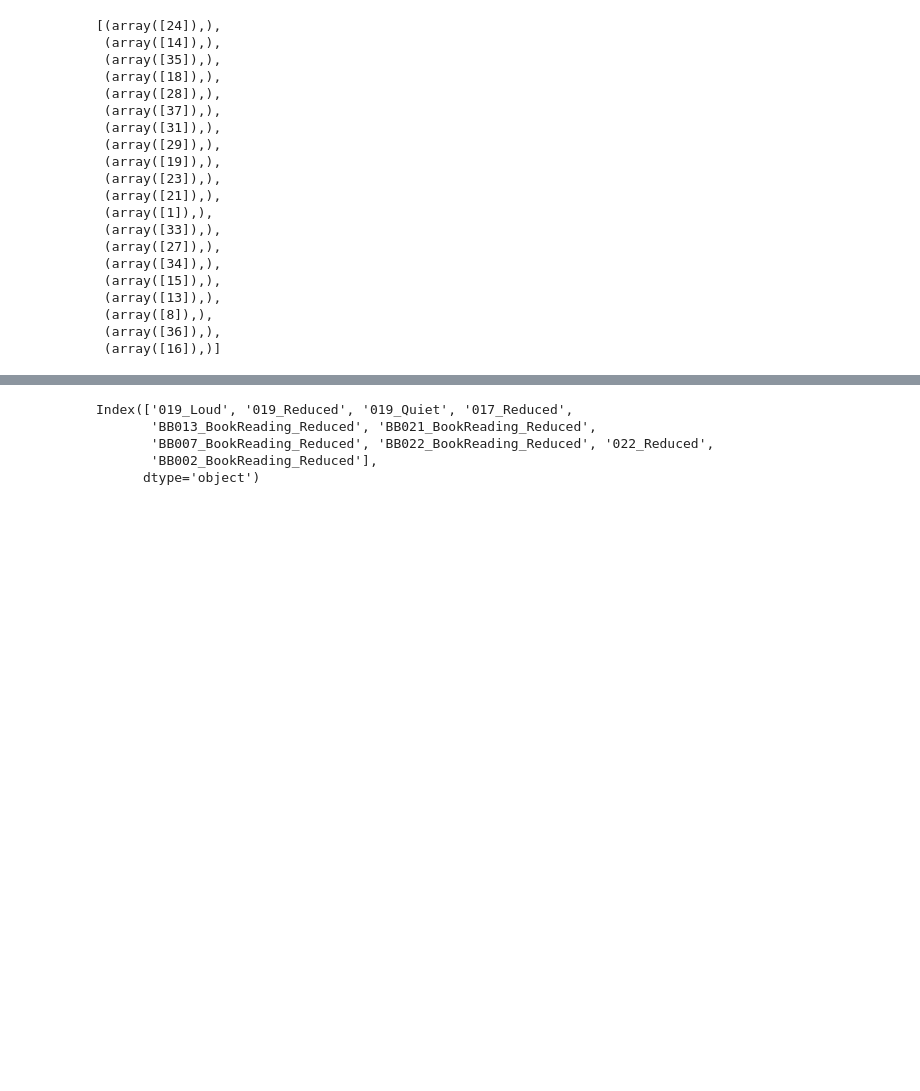
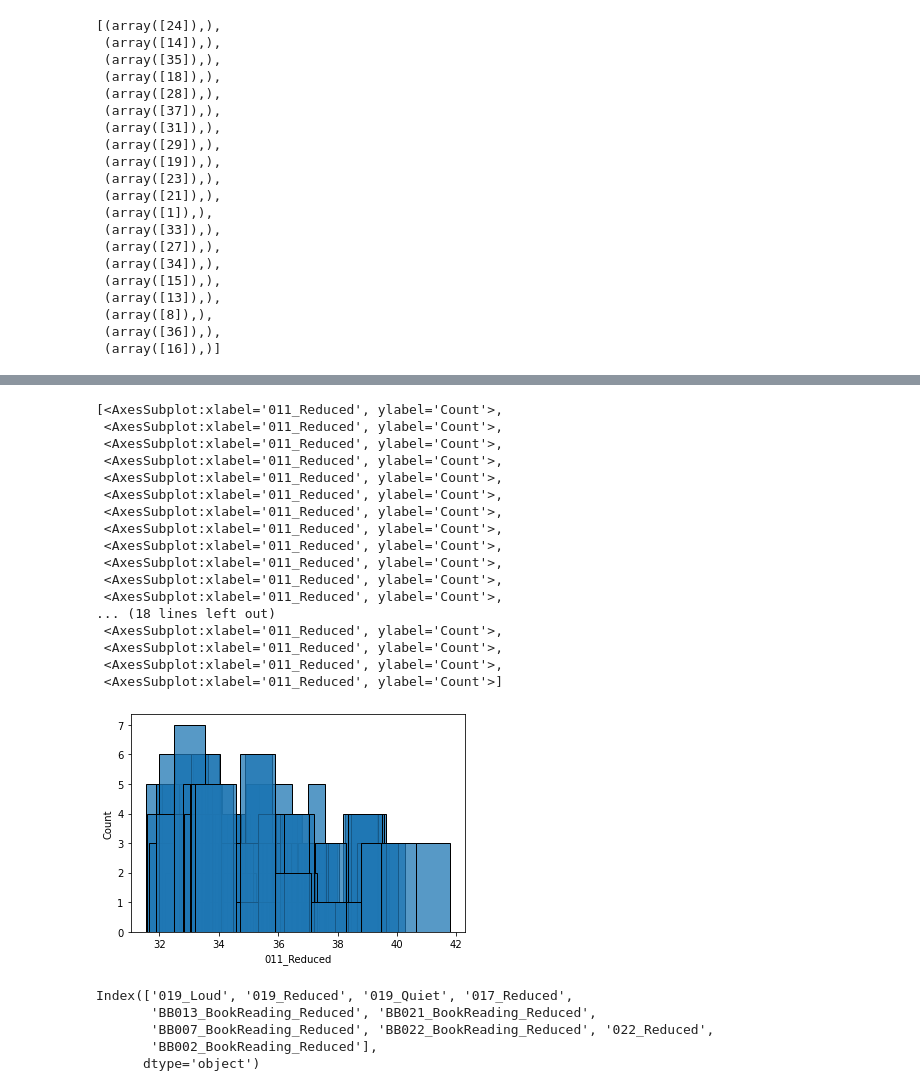
Before and after one commit to Rahul-Brito/infantvoice, a Jupyter notebook: scripts/Sohye Notebook Extra Embeddings.ipynb, the cells around one changed output, grey strips where cells are left out. Saved outputs shown, nothing was run; the diff lists cells and outputs as text; code cells hidden in the pictures; blank space fills up the shorter version.

```diff
--- a/scripts/Sohye Notebook Extra Embeddings.ipynb
+++ b/scripts/Sohye Notebook Extra Embeddings.ipynb
@@ -228,3 +257,24 @@ Text(0, 0.5, 'Euclidean distance')
+# %%
+[sns.histplot(distance_nr[p].nlargest(12)) for p in list(distance_nr.index)]
+# %% [output]
+[<AxesSubplot:xlabel='011_Reduced', ylabel='Count'>,
+ <AxesSubplot:xlabel='011_Reduced', ylabel='Count'>,
+ <AxesSubplot:xlabel='011_Reduced', ylabel='Count'>,
+ <AxesSubplot:xlabel='011_Reduced', ylabel='Count'>,
+ <AxesSubplot:xlabel='011_Reduced', ylabel='Count'>,
+ <AxesSubplot:xlabel='011_Reduced', ylabel='Count'>,
+ <AxesSubplot:xlabel='011_Reduced', ylabel='Count'>,
+ <AxesSubplot:xlabel='011_Reduced', ylabel='Count'>,
+ <AxesSubplot:xlabel='011_Reduced', ylabel='Count'>,
+ <AxesSubplot:xlabel='011_Reduced', ylabel='Count'>,
+ <AxesSubplot:xlabel='011_Reduced', ylabel='Count'>,
+ <AxesSubplot:xlabel='011_Reduced', ylabel='Count'>,
+... (18 lines left out)
+ <AxesSubplot:xlabel='011_Reduced', ylabel='Count'>,
+ <AxesSubplot:xlabel='011_Reduced', ylabel='Count'>,
+ <AxesSubplot:xlabel='011_Reduced', ylabel='Count'>,
+ <AxesSubplot:xlabel='011_Reduced', ylabel='Count'>]
+[figure, added]
 # %%
 #For BB005: '019', '017', 'BB013', 'BB021', 'BB007'
 #For BB006: '019', '017', 'BB022', 'BB042', 'BB007'
```
Also changed, not shown: parts of 6 cells of this notebook.
